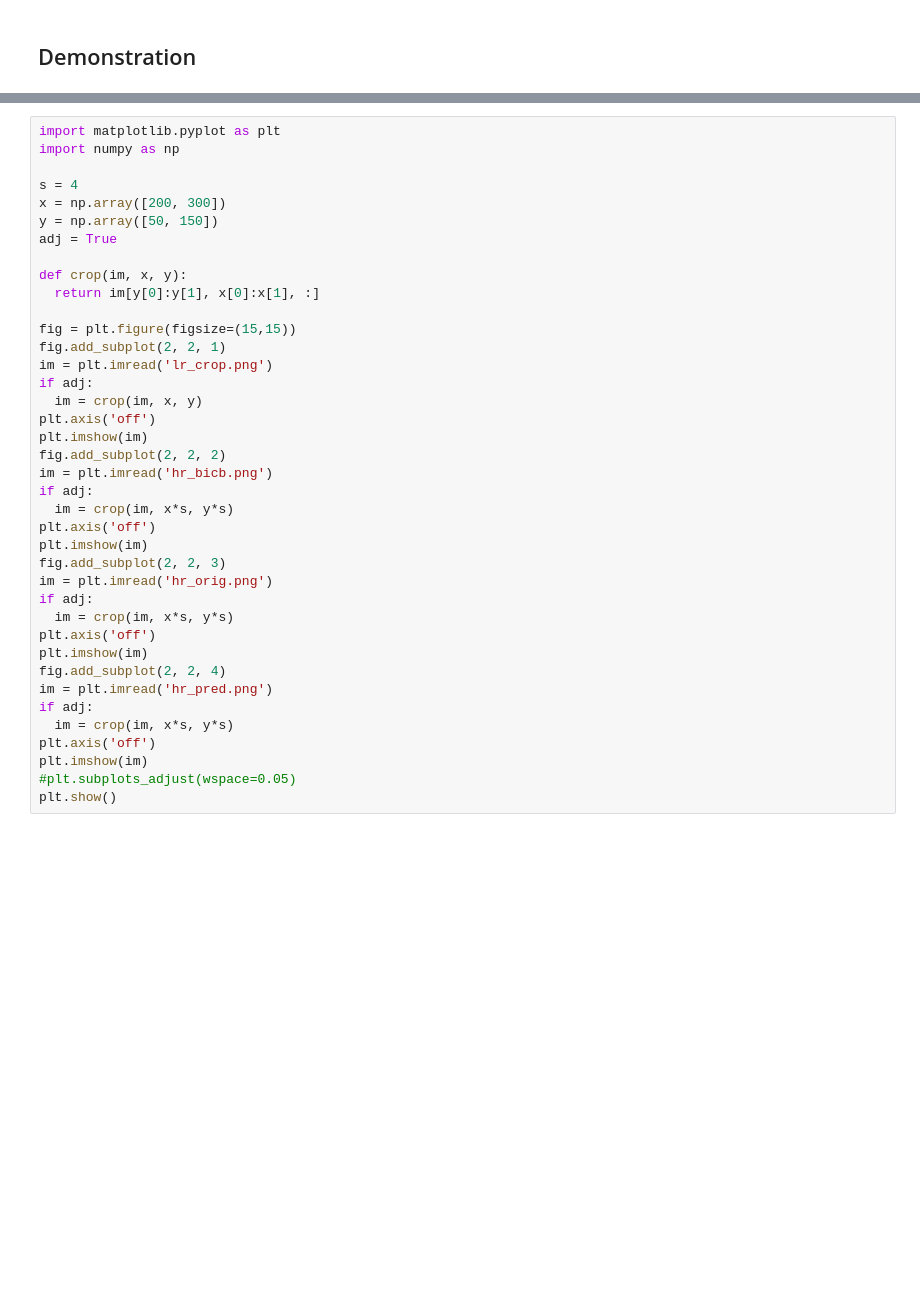
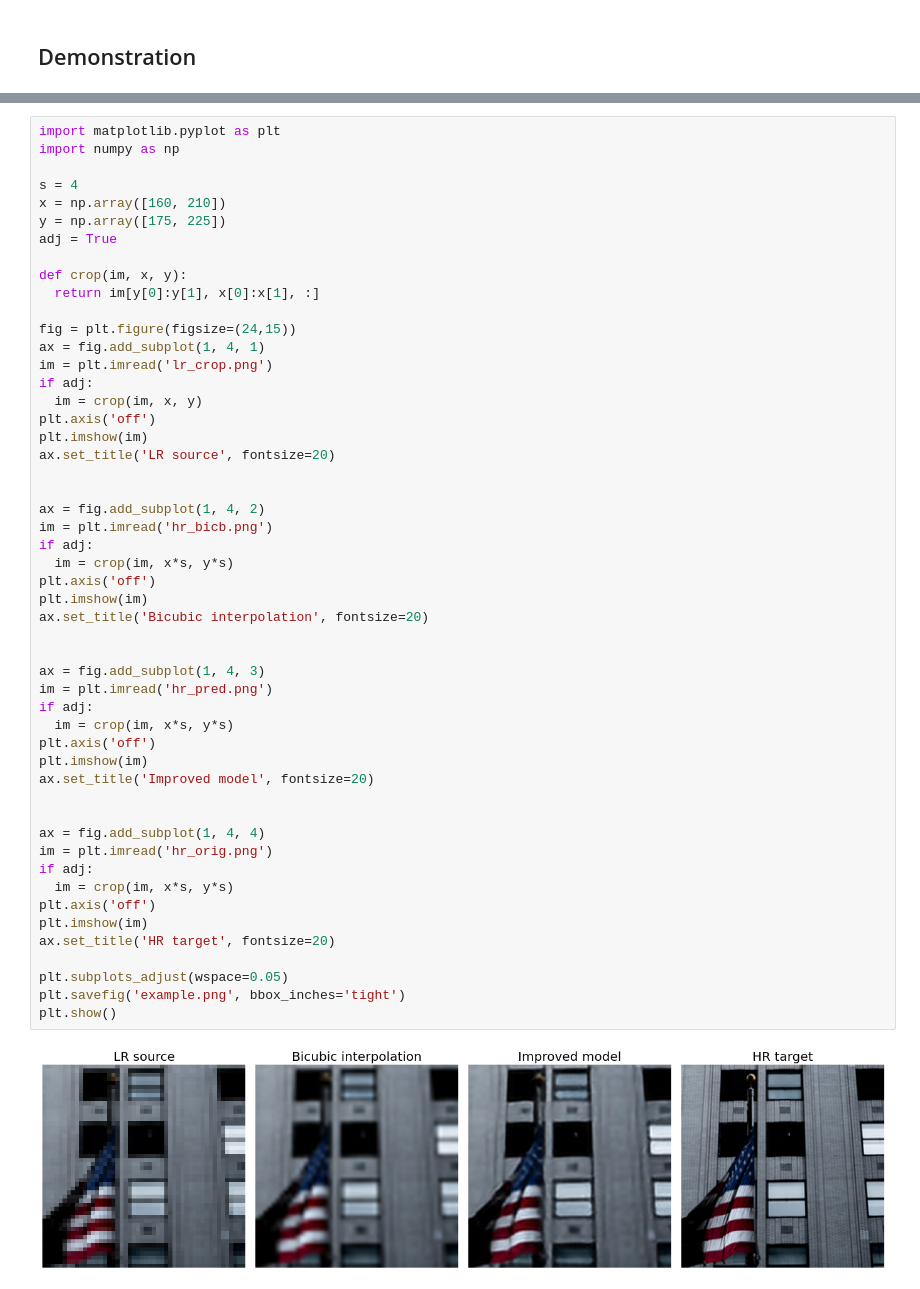
Before and after one commit to EmptyJackson/video-super-resolution, a Jupyter notebook: notebooks/sisr_demo.ipynb, the cells around one changed output, grey strips where cells are left out. Saved outputs shown, nothing was run; the diff lists cells and outputs as text; blank space fills up the shorter version.

```diff
--- a/notebooks/sisr_demo.ipynb
+++ b/notebooks/sisr_demo.ipynb
@@ -49,39 +49,53 @@ Already up to date.
 # %%
 import matplotlib.pyplot as plt
 import numpy as np
 
 s = 4
-x = np.array([200, 300])
-y = np.array([50, 150])
+x = np.array([160, 210])
+y = np.array([175, 225])
 adj = True
 
 def crop(im, x, y):
   return im[y[0]:y[1], x[0]:x[1], :]
 
-fig = plt.figure(figsize=(15,15))
-fig.add_subplot(2, 2, 1)
+fig = plt.figure(figsize=(24,15))
+ax = fig.add_subplot(1, 4, 1)
 im = plt.imread('lr_crop.png')
 if adj:
   im = crop(im, x, y)
 plt.axis('off')
 plt.imshow(im)
-fig.add_subplot(2, 2, 2)
+ax.set_title('LR source', fontsize=20)
+
+
+ax = fig.add_subplot(1, 4, 2)
 im = plt.imread('hr_bicb.png')
 if adj:
   im = crop(im, x*s, y*s)
 plt.axis('off')
 plt.imshow(im)
-fig.add_subplot(2, 2, 3)
+ax.set_title('Bicubic interpolation', fontsize=20)
+
+
+ax = fig.add_subplot(1, 4, 3)
+im = plt.imread('hr_pred.png')
+if adj:
+  im = crop(im, x*s, y*s)
+plt.axis('off')
+plt.imshow(im)
+ax.set_title('Improved model', fontsize=20)
+
+
+ax = fig.add_subplot(1, 4, 4)
 im = plt.imread('hr_orig.png')
 if adj:
   im = crop(im, x*s, y*s)
 plt.axis('off')
 plt.imshow(im)
-fig.add_subplot(2, 2, 4)
-im = plt.imread('hr_pred.png')
-if adj:
-  im = crop(im, x*s, y*s)
-plt.axis('off')
-plt.imshow(im)
-#plt.subplots_adjust(wspace=0.05)
+ax.set_title('HR target', fontsize=20)
+
+plt.subplots_adjust(wspace=0.05)
+plt.savefig('example.png', bbox_inches='tight')
 plt.show()
+# %% [output]
+[figure, added]
```
Also changed, not shown: parts of 6 cells of this notebook.
